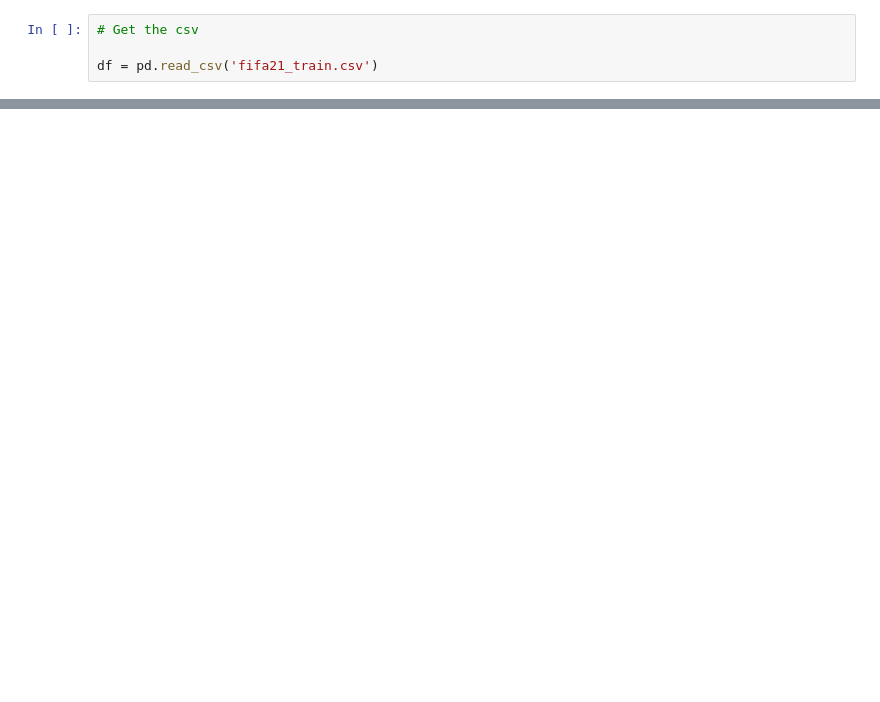
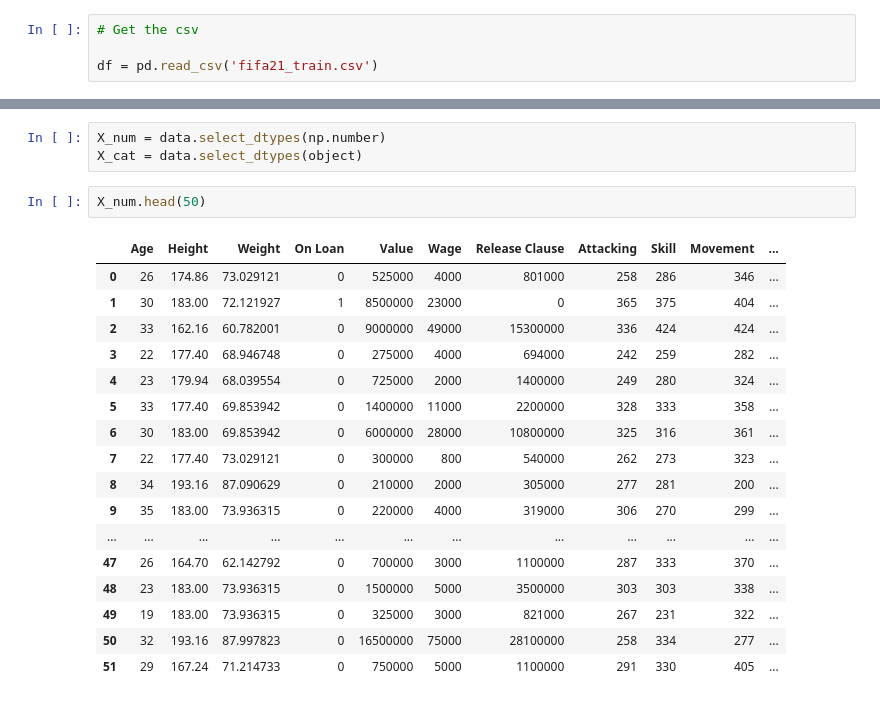
Before and after one commit to rjpeters/fifa, a Jupyter notebook: fifa_project.ipynb, the cells around one changed output, grey strips where cells are left out. Cells and saved outputs as stored; diff of their text form; blank space fills up the shorter version.

```diff
--- a/fifa_project.ipynb
+++ b/fifa_project.ipynb
@@ -238,0 +208,23 @@ X_cat
+# %%
+X_num = data.select_dtypes(np.number)
+X_cat = data.select_dtypes(object)
+# %%
+X_num.head(50)
+# %% [output]
+|  | Age | Height | Weight | On Loan | Value | Wage | Release Clause | Attacking | Skill | Movement | ... |
+| 0 | 26 | 174.86 | 73.029121 | 0 | 525000 | 4000 | 801000 | 258 | 286 | 346 | ... |
+| 1 | 30 | 183.00 | 72.121927 | 1 | 8500000 | 23000 | 0 | 365 | 375 | 404 | ... |
+| 2 | 33 | 162.16 | 60.782001 | 0 | 9000000 | 49000 | 15300000 | 336 | 424 | 424 | ... |
+| 3 | 22 | 177.40 | 68.946748 | 0 | 275000 | 4000 | 694000 | 242 | 259 | 282 | ... |
+| 4 | 23 | 179.94 | 68.039554 | 0 | 725000 | 2000 | 1400000 | 249 | 280 | 324 | ... |
+| 5 | 33 | 177.40 | 69.853942 | 0 | 1400000 | 11000 | 2200000 | 328 | 333 | 358 | ... |
+| 6 | 30 | 183.00 | 69.853942 | 0 | 6000000 | 28000 | 10800000 | 325 | 316 | 361 | ... |
+| 7 | 22 | 177.40 | 73.029121 | 0 | 300000 | 800 | 540000 | 262 | 273 | 323 | ... |
+| 8 | 34 | 193.16 | 87.090629 | 0 | 210000 | 2000 | 305000 | 277 | 281 | 200 | ... |
+| 9 | 35 | 183.00 | 73.936315 | 0 | 220000 | 4000 | 319000 | 306 | 270 | 299 | ... |
+| ... | ... | ... | ... | ... | ... | ... | ... | ... | ... | ... | ... |
+| 47 | 26 | 164.70 | 62.142792 | 0 | 700000 | 3000 | 1100000 | 287 | 333 | 370 | ... |
+| 48 | 23 | 183.00 | 73.936315 | 0 | 1500000 | 5000 | 3500000 | 303 | 303 | 338 | ... |
+| 49 | 19 | 183.00 | 73.936315 | 0 | 325000 | 3000 | 821000 | 267 | 231 | 322 | ... |
+| 50 | 32 | 193.16 | 87.997823 | 0 | 16500000 | 75000 | 28100000 | 258 | 334 | 277 | ... |
+| 51 | 29 | 167.24 | 71.214733 | 0 | 750000 | 5000 | 1100000 | 291 | 330 | 405 | ... |
```
Also changed, not shown: parts of 8 cells of this notebook.
